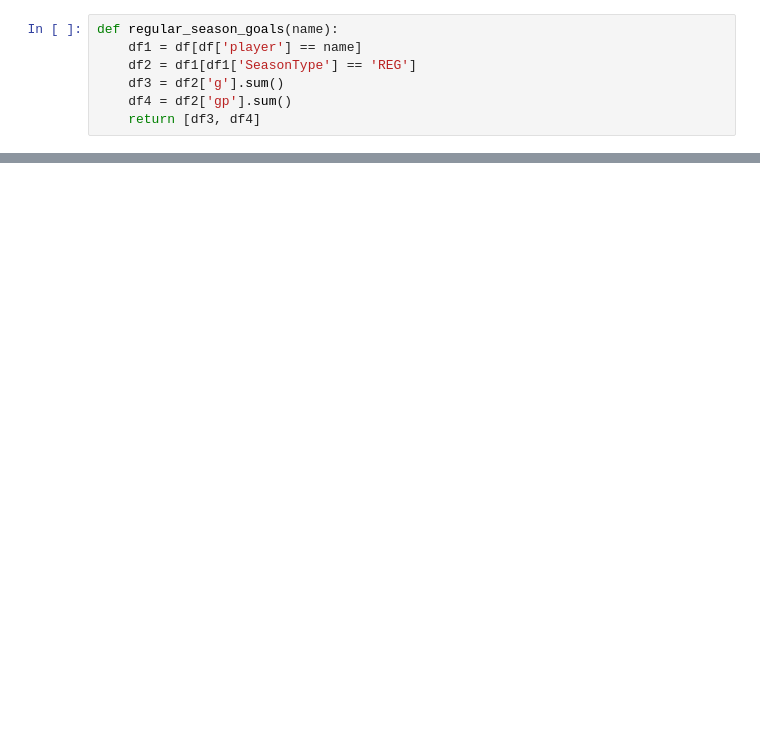
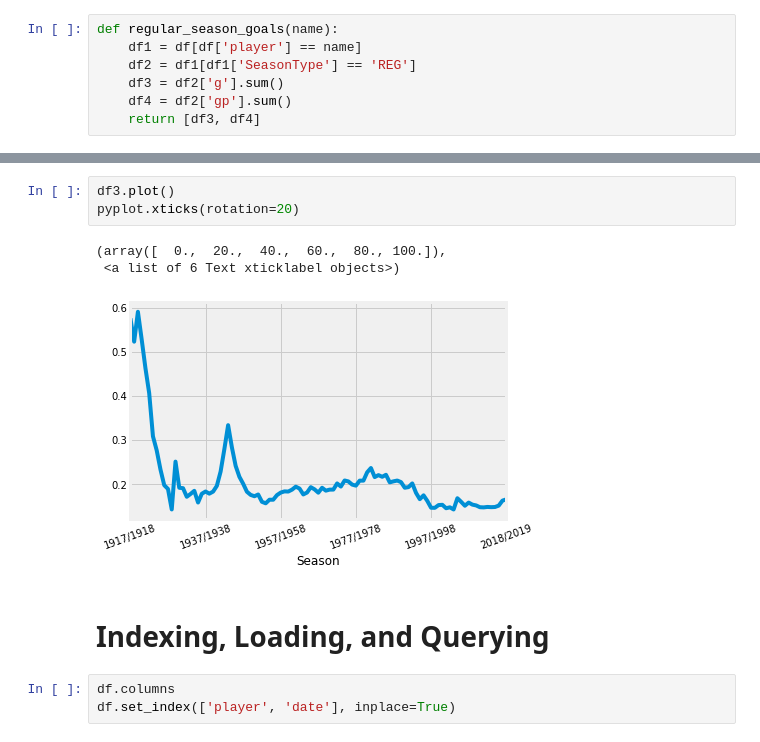
Before and after one commit to TrentMcNamara/Coding-Practice, a Jupyter notebook: Basic Functions and Features Using Data.ipynb, the cells around one changed output, grey strips where cells are left out. Saved outputs shown, nothing was run; the diff lists cells and outputs as text; blank space fills up the shorter version.

```diff
--- a/Basic Functions and Features Using Data.ipynb
+++ b/Basic Functions and Features Using Data.ipynb
@@ -361,0 +305,12 @@ plot()
+# %%
+df3.plot()
+pyplot.xticks(rotation=20)
+# %% [output]
+(array([  0.,  20.,  40.,  60.,  80., 100.]),
+ <a list of 6 Text xticklabel objects>)
+[figure, added]
+# %% [markdown]
+# Indexing, Loading, and Querying
+# %%
+df.columns
+df.set_index(['player', 'date'], inplace=True)
```
Also changed, not shown: parts of 28 cells of this notebook.
